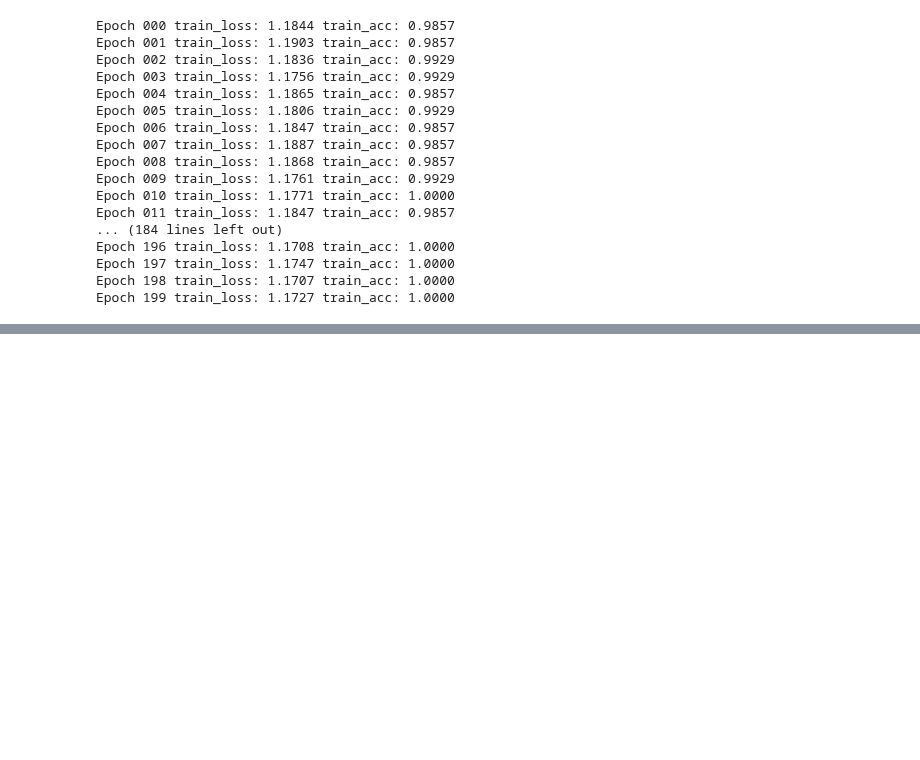
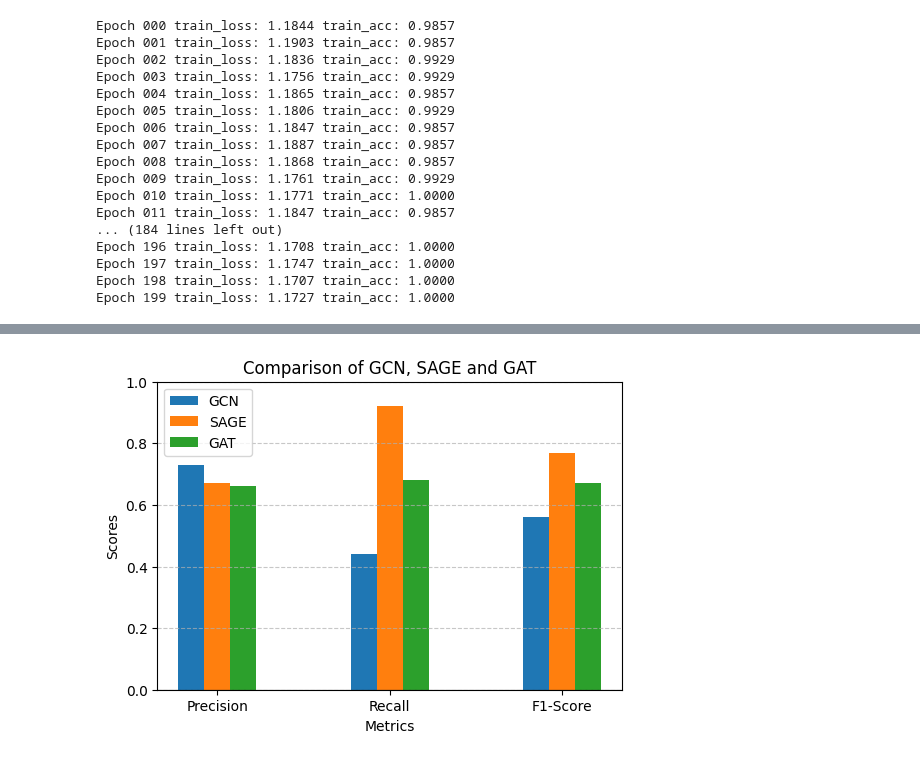
Before and after one commit to PosPse/BPMN, a Jupyter notebook: LLMEnG/test.ipynb, the cells around one changed output, grey strips where cells are left out. Saved outputs shown, nothing was run; the diff lists cells and outputs as text; code cells hidden in the pictures; blank space fills up the shorter version.

```diff
--- a/LLMEnG/test.ipynb
+++ b/LLMEnG/test.ipynb
@@ -107,0 +145,39 @@ Epoch 199 train_loss: 1.1727 train_acc: 1.0000
+# %%
+import numpy as np
+import matplotlib.pyplot as plt
+
+# 数据
+methods = ['GCN', 'SAGE', 'GAT']
+metrics = ['Precision', 'Recall', 'F1-Score']
+values = {
+    'GCN': [0.73, 0.44, 0.56],
+    'SAGE': [0.67, 0.92, 0.77],
+    'GAT': [0.66, 0.68, 0.67]
+}
+
+# 设置柱形图位置
+bar_width = 0.15
+x = np.arange(len(metrics))
+
+# 创建柱形图
+fig, ax = plt.subplots(figsize=(6, 4))
+
+# 绘制每个方法的柱形
+for i, method in enumerate(methods):
+    ax.bar(x + i * bar_width, values[method], bar_width, label=method)
+
+# 添加标签和标题
+ax.set_xlabel('Metrics')
+ax.set_ylabel('Scores')
+ax.set_title('Comparison of GCN, SAGE and GAT')
+ax.set_xticks(x + bar_width)
+ax.set_xticklabels(metrics)
+ax.legend()
+
+# 显示图形
+plt.ylim(0, 1)  # 设定Y轴范围
+plt.axhline(0, color='black', linewidth=0.8)  # 添加基线
+plt.grid(axis='y', linestyle='--', alpha=0.7)
+plt.show()
+# %% [output]
+[figure, added]
```
Also changed, not shown: parts of 4 cells of this notebook, 13 other files.
